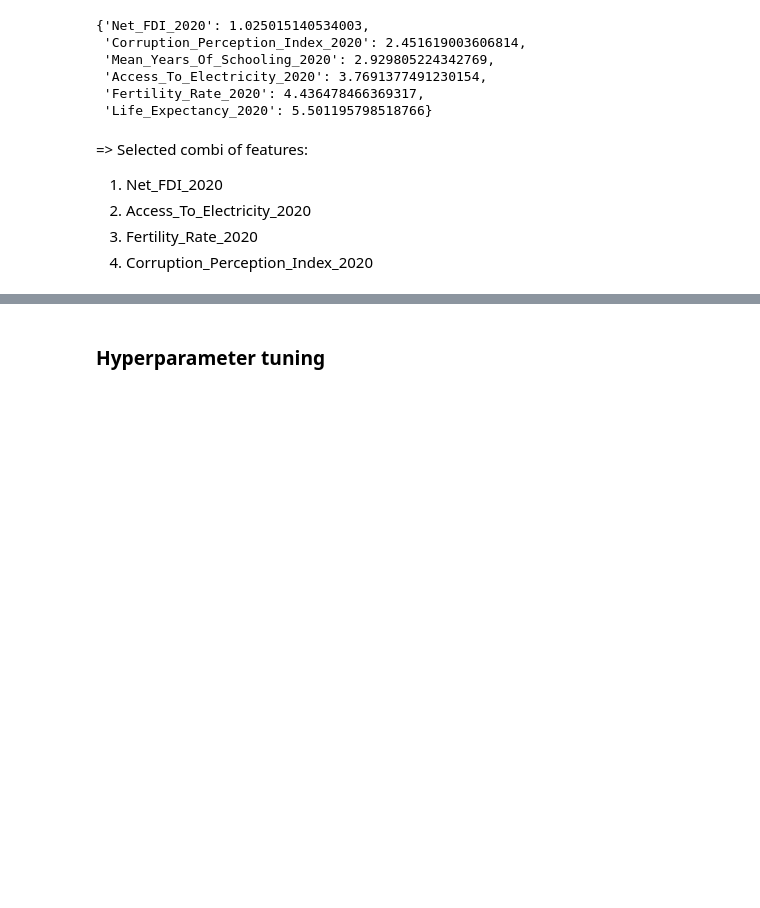
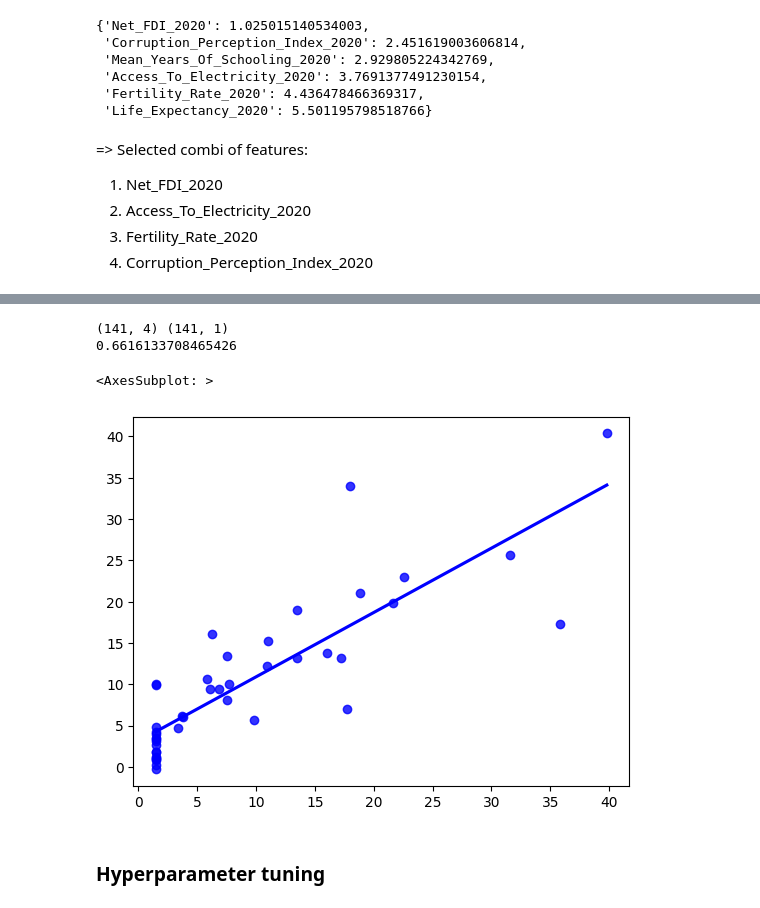
Before and after one commit to Sean2309/10.020_DataDrivenWorld_2D_Project-, a Jupyter notebook: Code/Modelling/linear_regression.ipynb, the cells around one changed output, grey strips where cells are left out. Cells and saved outputs as stored; diff of their text form; code cells hidden in the pictures; blank space fills up the shorter version.

```diff
--- a/Code/Modelling/linear_regression.ipynb
+++ b/Code/Modelling/linear_regression.ipynb
@@ -346,3 +375,50 @@ vifs
+# %%
+df_features, df_target = get_features_targets(df, selected_combi, output_names)
+n = len(df_features.columns)
+df_features, df_target = remove_outliers(df_features, df_target)
+
+# Apply transformation to independent var
+# Link to log transformations: https://kenbenoit.net/assets/courses/ME104/logmodels2.pdf
+# df_target = (df_target - df_target.min()) / (df_target.max() - df_target.min()) * 2 - 1
+# df_target = np.arctanh(df_target)
+# print(df_target[:5])
+
+# Apply transformation to dependent vars
+df_features = np.log(df_features)
+df_features.fillna(df_features.mean(), inplace=True)
+print(df_features.shape, df_target.shape)
+
+# Split the data set into training and test
+df_features_train, df_features_test, df_target_train, df_target_test = split_data(df_features, df_target, 100, 0.3)
+
+# Normalize the features using z normalization
+df_features_train_z = normalize_z(df_features_train)
+
+# Change the features and the target to numpy array using the prepare functions
+X = prepare_feature(df_features_train_z)
+target = prepare_target(df_target_train)
+
+iterations = 1500
+alpha = 0.01
+beta = np.zeros((n+1,1))
+
+# Call the gradient_descent function
+beta, J_storage = gradient_descent(X, target, beta, alpha, iterations)
+
+# call the predict() method
+pred = predict(df_features_test, beta)
+
+# Evaluate the model
+target = prepare_target(df_target_test)
+adj_r2 = adjusted_r2_score(target, pred, n)
+print(adj_r2)
+
+sns.regplot(x=target,y=pred,ci=None,color='blue')
+# %% [output]
+(141, 4) (141, 1)
+0.6616133708465426
+<AxesSubplot: >
+[figure, added]
 # %% [markdown]
 ### Hyperparameter tuning
 # %%
```
Also changed, not shown: parts of 5 cells of this notebook.
